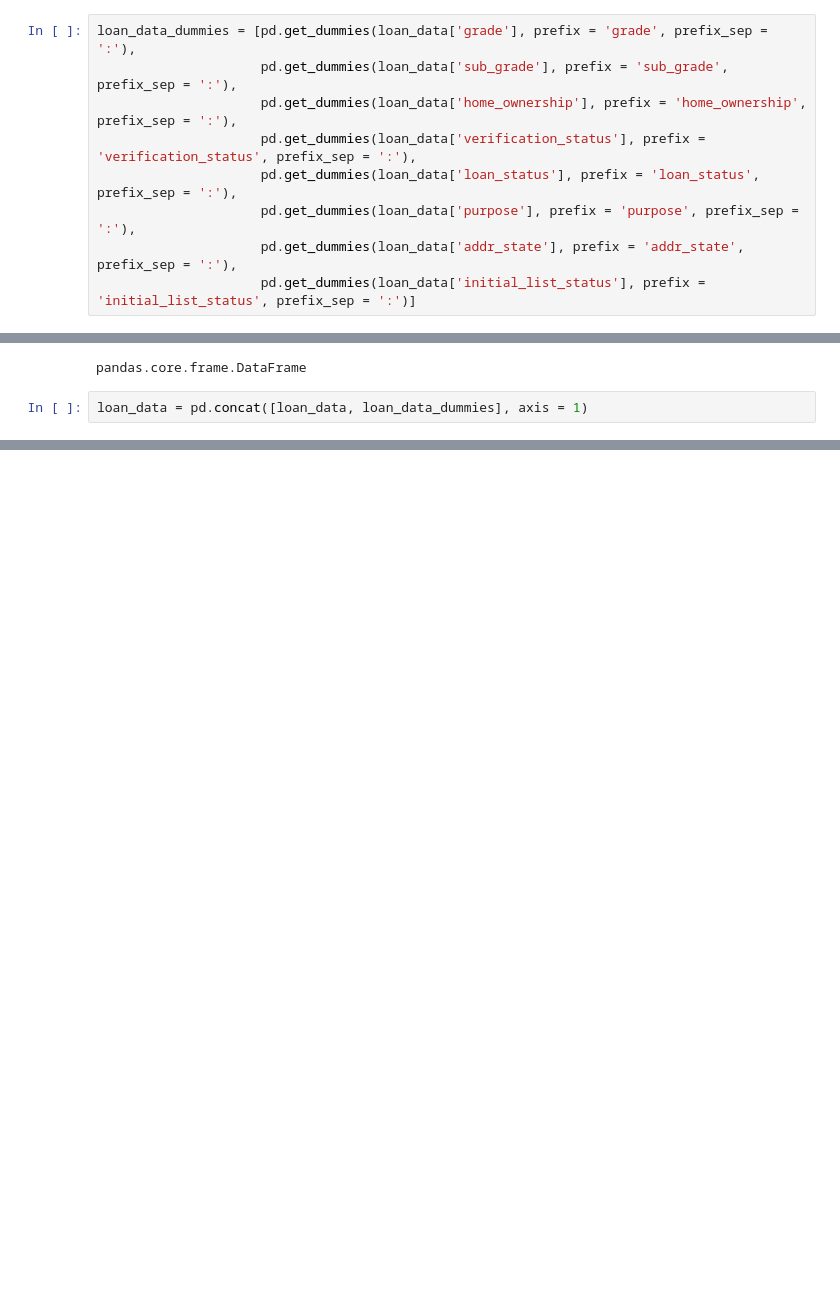
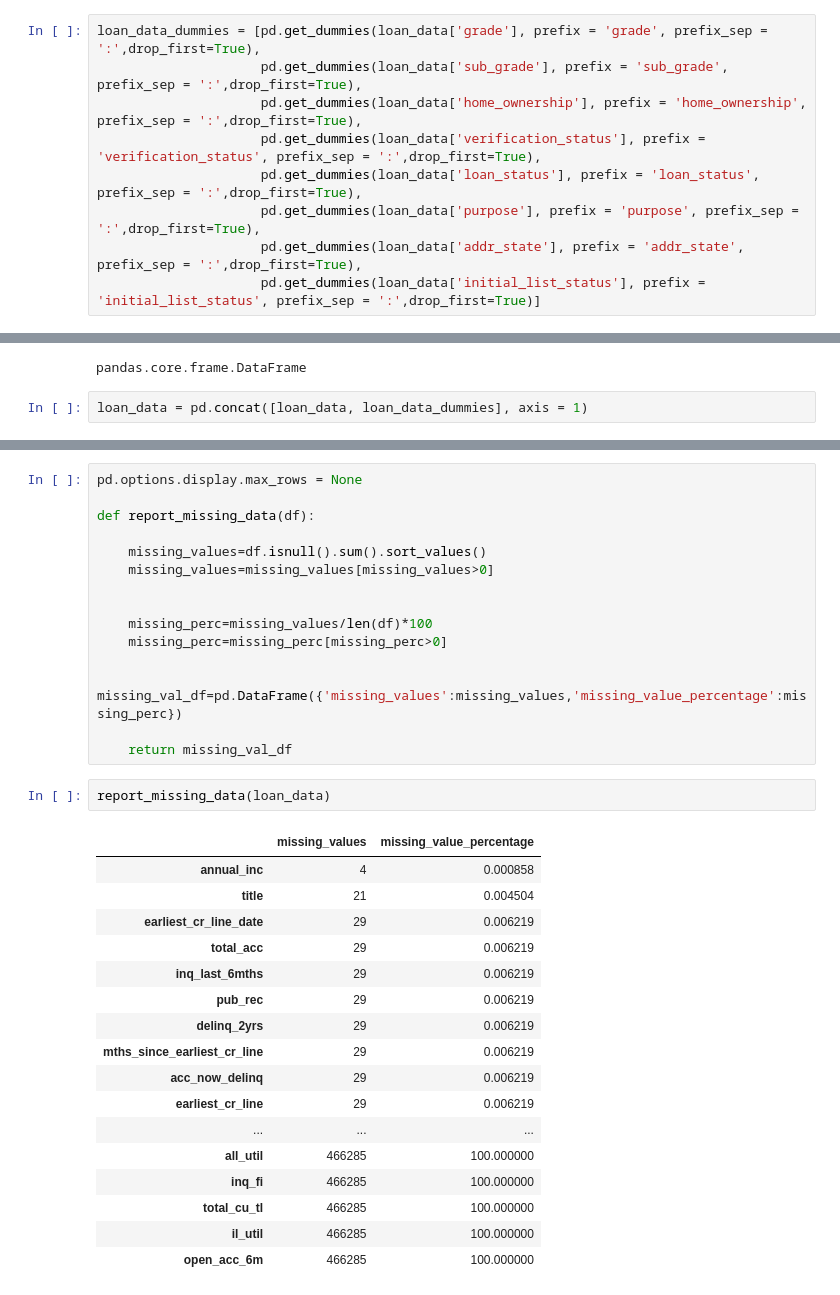
Before and after one commit to HimanshuChoudhary3004/Credit-risk-modeling, a Jupyter notebook: Data Preprocessing/Data_Preprocessing_1.ipynb, the cells around one changed output, grey strips where cells are left out. Drawn from its saved outputs; the diff is of its cells as text; blank space fills up the shorter version.

```diff
--- a/Data Preprocessing/Data_Preprocessing_1.ipynb
+++ b/Data Preprocessing/Data_Preprocessing_1.ipynb
@@ -274,12 +300,12 @@ memory usage: 344.2+ MB
 # %%
-loan_data_dummies = [pd.get_dummies(loan_data['grade'], prefix = 'grade', prefix_sep = ':'),
-                     pd.get_dummies(loan_data['sub_grade'], prefix = 'sub_grade', prefix_sep = ':'),
-                     pd.get_dummies(loan_data['home_ownership'], prefix = 'home_ownership', prefix_sep = ':'),
-                     pd.get_dummies(loan_data['verification_status'], prefix = 'verification_status', prefix_sep = ':'),
-                     pd.get_dummies(loan_data['loan_status'], prefix = 'loan_status', prefix_sep = ':'),
-                     pd.get_dummies(loan_data['purpose'], prefix = 'purpose', prefix_sep = ':'),
-                     pd.get_dummies(loan_data['addr_state'], prefix = 'addr_state', prefix_sep = ':'),
-                     pd.get_dummies(loan_data['initial_list_status'], prefix = 'initial_list_status', prefix_sep = ':')]
+loan_data_dummies = [pd.get_dummies(loan_data['grade'], prefix = 'grade', prefix_sep = ':',drop_first=True),
+                     pd.get_dummies(loan_data['sub_grade'], prefix = 'sub_grade', prefix_sep = ':',drop_first=True),
+                     pd.get_dummies(loan_data['home_ownership'], prefix = 'home_ownership', prefix_sep = ':',drop_first=True),
+                     pd.get_dummies(loan_data['verification_status'], prefix = 'verification_status', prefix_sep = ':',drop_first=True),
+                     pd.get_dummies(loan_data['loan_status'], prefix = 'loan_status', prefix_sep = ':',drop_first=True),
+                     pd.get_dummies(loan_data['purpose'], prefix = 'purpose', prefix_sep = ':',drop_first=True),
+                     pd.get_dummies(loan_data['addr_state'], prefix = 'addr_state', prefix_sep = ':',drop_first=True),
+                     pd.get_dummies(loan_data['initial_list_status'], prefix = 'initial_list_status', prefix_sep = ':',drop_first=True)]
 # %%
 loan_data_dummies = pd.concat(loan_data_dummies, axis = 1)
 # %%
@@ -294,0 +323,35 @@ loan_data.shape
+# %%
+pd.options.display.max_rows = None
+
+def report_missing_data(df):
+
+    missing_values=df.isnull().sum().sort_values()
+    missing_values=missing_values[missing_values>0]
+
+
+    missing_perc=missing_values/len(df)*100
+    missing_perc=missing_perc[missing_perc>0]
+
+    missing_val_df=pd.DataFrame({'missing_values':missing_values,'missing_value_percentage':missing_perc})
+
+    return missing_val_df
+# %%
+report_missing_data(loan_data)
+# %% [output]
+|  | missing_values | missing_value_percentage |
+| annual_inc | 4 | 0.000858 |
+| title | 21 | 0.004504 |
+| earliest_cr_line_date | 29 | 0.006219 |
+| total_acc | 29 | 0.006219 |
+| inq_last_6mths | 29 | 0.006219 |
+| pub_rec | 29 | 0.006219 |
+| delinq_2yrs | 29 | 0.006219 |
+| mths_since_earliest_cr_line | 29 | 0.006219 |
+| acc_now_delinq | 29 | 0.006219 |
+| earliest_cr_line | 29 | 0.006219 |
+| ... | ... | ... |
+| all_util | 466285 | 100.000000 |
+| inq_fi | 466285 | 100.000000 |
+| total_cu_tl | 466285 | 100.000000 |
+| il_util | 466285 | 100.000000 |
+| open_acc_6m | 466285 | 100.000000 |
```
Also changed, not shown: parts of 20 cells of this notebook.
